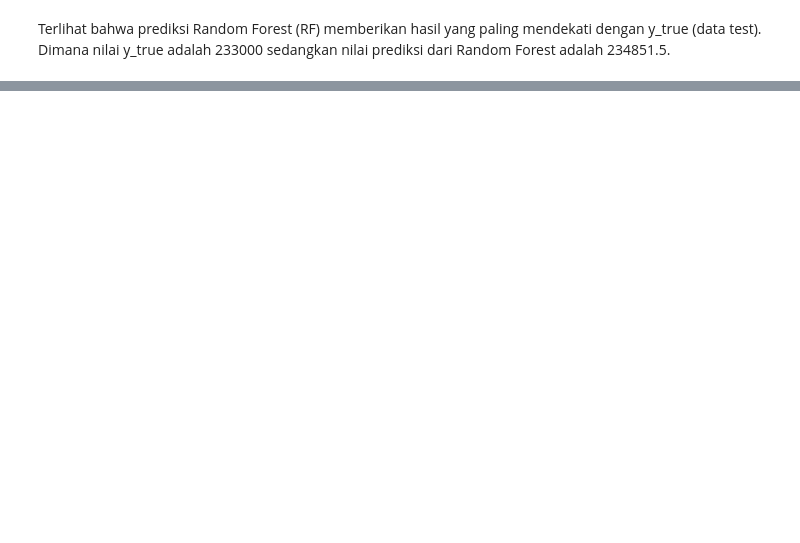
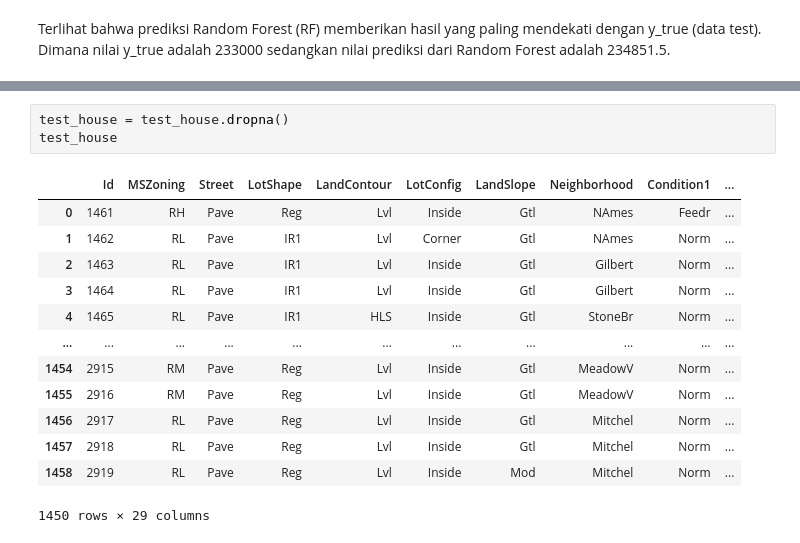
Before and after one commit to Juwono136/predictive-analytics-machine-learning-model, a Jupyter notebook: notebook.ipynb, the cells around one changed output, grey strips where cells are left out. Saved outputs shown, nothing was run; the diff lists cells and outputs as text; blank space fills up the shorter version.

```diff
--- a/notebook.ipynb
+++ b/notebook.ipynb
@@ -861,0 +892,17 @@ Terlihat bahwa prediksi Random Forest (RF) memberikan hasil yang paling mendekat
+# %%
+test_house = test_house.dropna()
+test_house
+# %% [output]
+|  | Id | MSZoning | Street | LotShape | LandContour | LotConfig | LandSlope | Neighborhood | Condition1 | ... |
+| 0 | 1461 | RH | Pave | Reg | Lvl | Inside | Gtl | NAmes | Feedr | ... |
+| 1 | 1462 | RL | Pave | IR1 | Lvl | Corner | Gtl | NAmes | Norm | ... |
+| 2 | 1463 | RL | Pave | IR1 | Lvl | Inside | Gtl | Gilbert | Norm | ... |
+| 3 | 1464 | RL | Pave | IR1 | Lvl | Inside | Gtl | Gilbert | Norm | ... |
+| 4 | 1465 | RL | Pave | IR1 | HLS | Inside | Gtl | StoneBr | Norm | ... |
+| ... | ... | ... | ... | ... | ... | ... | ... | ... | ... | ... |
+| 1454 | 2915 | RM | Pave | Reg | Lvl | Inside | Gtl | MeadowV | Norm | ... |
+| 1455 | 2916 | RM | Pave | Reg | Lvl | Inside | Gtl | MeadowV | Norm | ... |
+| 1456 | 2917 | RL | Pave | Reg | Lvl | Inside | Gtl | Mitchel | Norm | ... |
+| 1457 | 2918 | RL | Pave | Reg | Lvl | Inside | Gtl | Mitchel | Norm | ... |
+| 1458 | 2919 | RL | Pave | Reg | Lvl | Inside | Mod | Mitchel | Norm | ... |
+1450 rows × 29 columns
```
Also changed, not shown: parts of 38 cells of this notebook, 2 other files.
